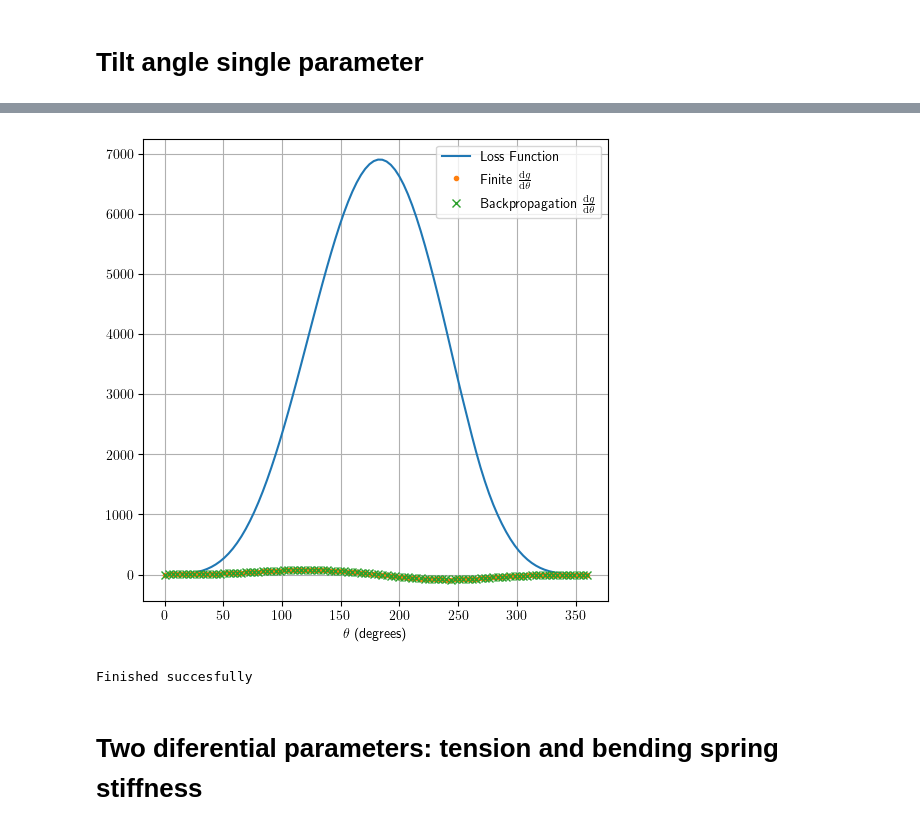
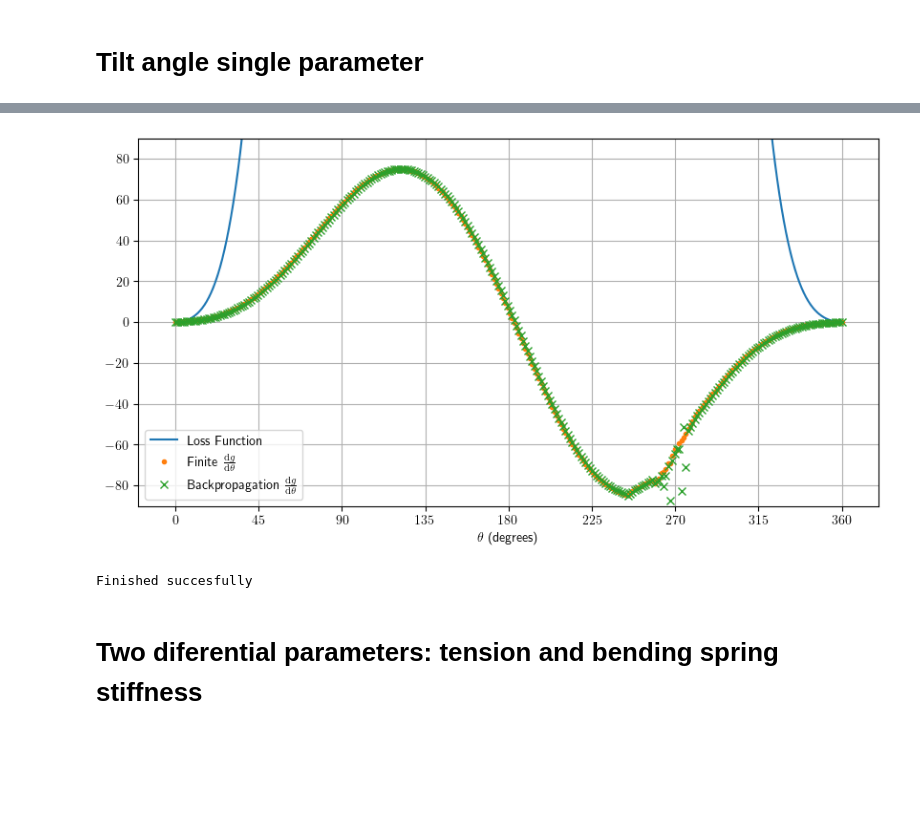
Before and after one commit to MagiRomanya/DiffSimulator, a Jupyter notebook: differentiable/Diff.ipynb, the cells around one changed output, grey strips where cells are left out. Saved outputs shown, nothing was run; the diff lists cells and outputs as text; code cells hidden in the pictures; blank space fills up the shorter version.

```diff
--- a/differentiable/Diff.ipynb
+++ b/differentiable/Diff.ipynb
@@ -112,7 +111,7 @@ nDoF = sim.getDoF()
 mass = sim.getMassMatrix()
 h = sim.getTimeStep()
 
-angle_values = np.linspace(0, 360, 100)
+angle_values = np.linspace(0, 360, 300)
 g_values = []
 dgdp_values = []
 for angle in tqdm(angle_values):
@@ -131,18 +128,21 @@ Warning: conjugate gradient did not converge        (300 iterations)
 # %%
+plt.rcParams["figure.figsize"] = (10,5)
 plt.close()
 plt.plot(angle_values, g_values, "-", label="Loss Function")
 plt.plot(angle_values, dgdp_finite, ".", label="Finite $\\frac{\mathrm{d}g}{\mathrm{d}\\theta}$")
 plt.plot(angle_values, dgdp_values, "x", label="Backpropagation $\\frac{\mathrm{d}g}{\mathrm{d}\\theta}$")
 
 plt.legend()
 plt.xlabel("$\\theta$ (degrees)")
-# plt.ylim(-90,-20)
+plt.ylim(-90,90)
+plt.xlim(-20,380)
 plt.grid()
+plt.xticks(np.linspace(0,360,9))
 plt.show()
 plt.savefig("figures/test.pdf")
 print("Finished succesfully")
 # %% [output]
-[figure, old version]
+[figure, new version]
 Finished succesfully
 # %% [markdown]
 # Two diferential parameters: tension and bending spring stiffness
```
Also changed, not shown: parts of 21 cells of this notebook, 3 other files.
